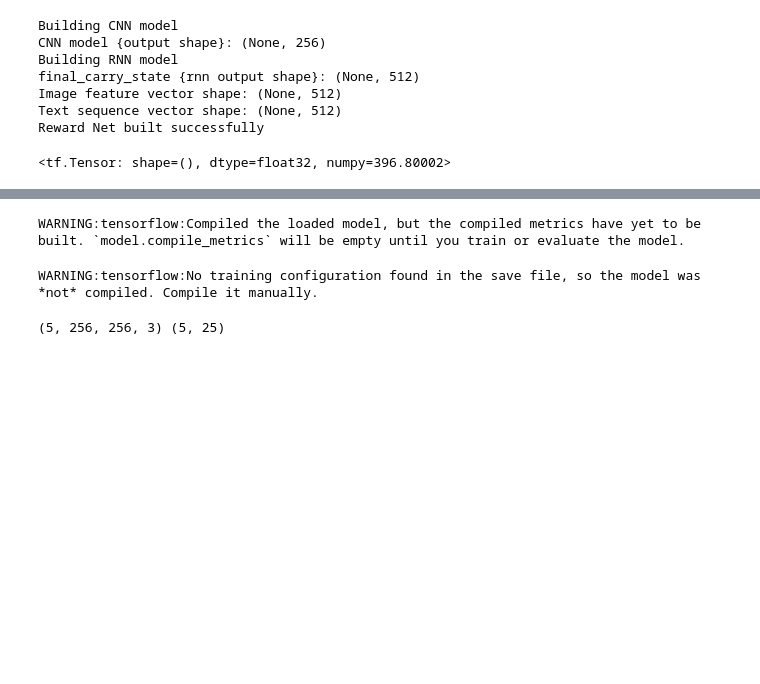
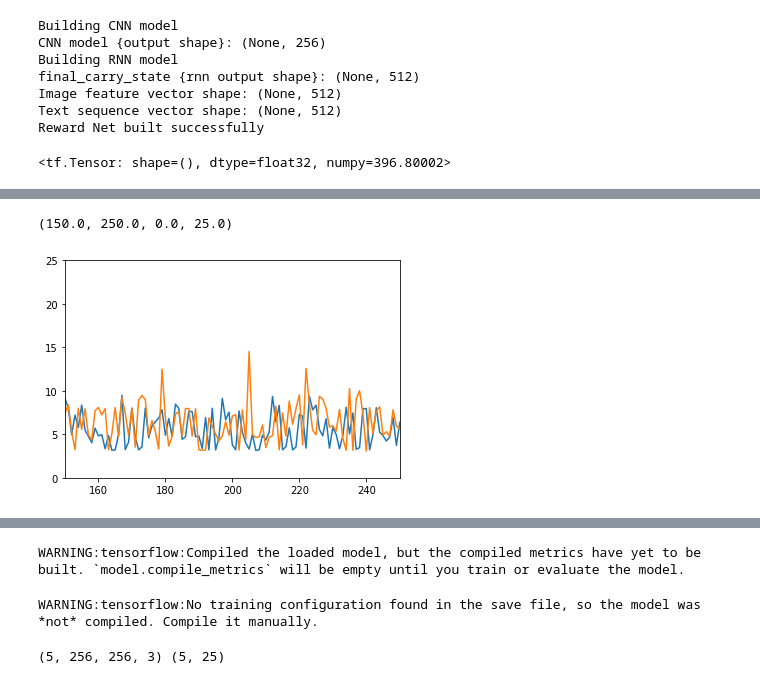
Before and after one commit to viswambhar-yasa/image_captioning, a Jupyter notebook: training_reward_net.ipynb, the cells around one changed output, grey strips where cells are left out. Drawn from its saved outputs; the diff is of its cells as text; code cells hidden in the pictures; blank space fills up the shorter version.

```diff
--- a/training_reward_net.ipynb
+++ b/training_reward_net.ipynb
@@ -244,7 +254,7 @@ del description_map['2258277193_586949ec62.jpg']
 # %%
 token_cap_dic = dict()
 print('Vocab size',len(tokenizer.word_counts))
-for img_id, des_list in description_map.items():
+for img_id, des_list in description_map1.items():
     for i in range(len(des_list)):
         caption = des_list[i]
         cap_token = tokenizer.texts_to_sequences([str(caption)])
@@ -301,13 +311,15 @@ def captions_generation_reward(captions_dic, vocab_size, image_pth_rt, max_lengt
             # retrieve the photo feature
             photo = load_preprocess_img(image_pth_rt + key)
             for desc in desc_list:
+                desc = np.squeeze(desc)
+                input_sequence=[]
+                for i in range(0, len(desc)-1):
+                    input_sequence.append(desc[:i+1])
+                    images.append(photo)
                 caption += 1
-                desc = np.squeeze(desc)
-                input_sequence = []
-                input_seq = tf.keras.preprocessing.sequence.pad_sequences([desc], maxlen=max_length,
-                                                                          padding='pre')
+                input_seq = tf.keras.preprocessing.sequence.pad_sequences(input_sequence, maxlen=max_length,
+                                                                          padding='post')
                 input_text_seq.append(input_seq)
-                images.append(photo)
                 if caption == num_captions:
                     break
             if batch_iter == num_photos_per_batch:
@@ -361,5 +373,5 @@ Vocab size 5000
 # %%
-trn_dataset_whole = captions_generation_reward(token_cap_dic, vocab_size, image_pth_rt, max_length,num_photos_per_batch=16,num_captions=1)
+trn_dataset_whole = captions_generation_reward(token_cap_dic, vocab_size, image_pth_rt, max_length,num_photos_per_batch=5,num_captions=5)
 # %%
 reward_model = Caption_model_gen(NET='reward', vocab_size=5000, Embed_Size=512, max_length=max_length,display=True)
 #actor_model.summary()
@@ -418,7 +430,7 @@ history['loss']=list()
 history['val_loss']=list()
 metrics_names = ['loss']
 epochs = 1
-num_epoch=200
+num_epoch=400
 for i in range(epochs):
     n=0
     epoch=0
@@ -447,9 +459,5 @@ for i in range(epochs):
             print("\nepoch %d" % (epoch,))
             history['loss'].append(loss_value)
             history['val_loss'].append(val_loss_value)
-
-f = open("/content/history_reward_model_Adam_incp_lstm_3.pkl", "wb")
-pickle.dump(history, f)
-f.close()
 # %% [output]
 epoch 1
@@ -476,0 +486,7 @@ f.close()
+# %%
+plt.plot(history['loss'])
+plt.plot(history['val_loss'])
+plt.axis([150,250,0,25])
+# %% [output]
+(150.0, 250.0, 0.0, 25.0)
+[figure, added]
```
Also changed, not shown: parts of 12 cells of this notebook.
